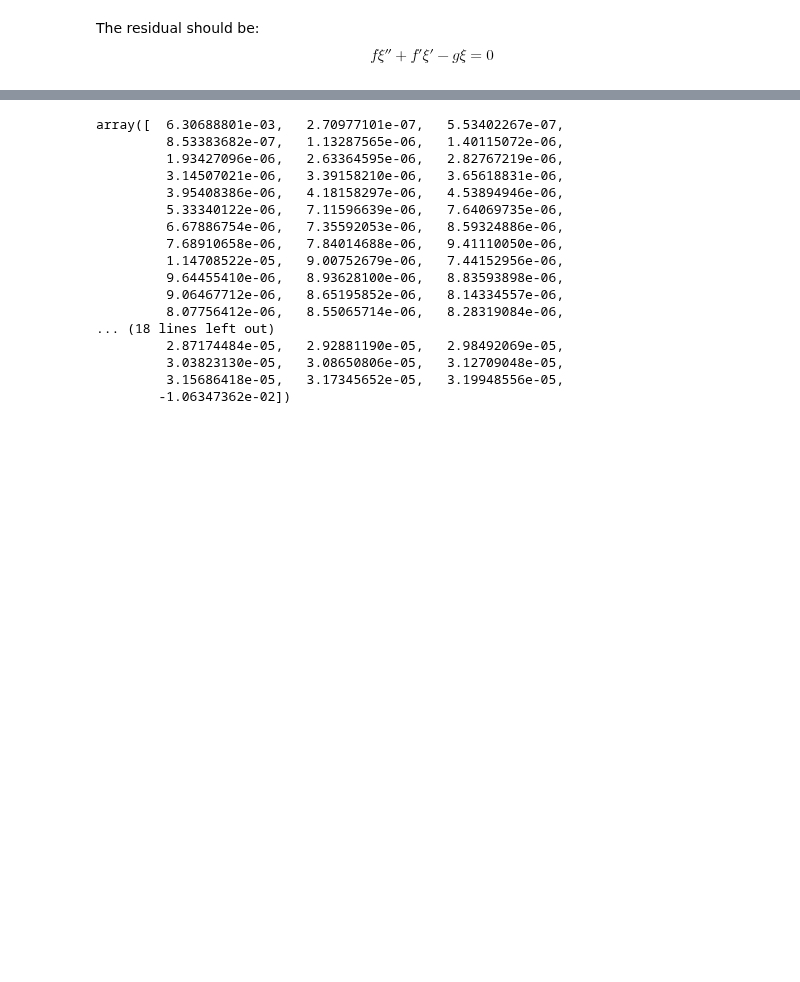
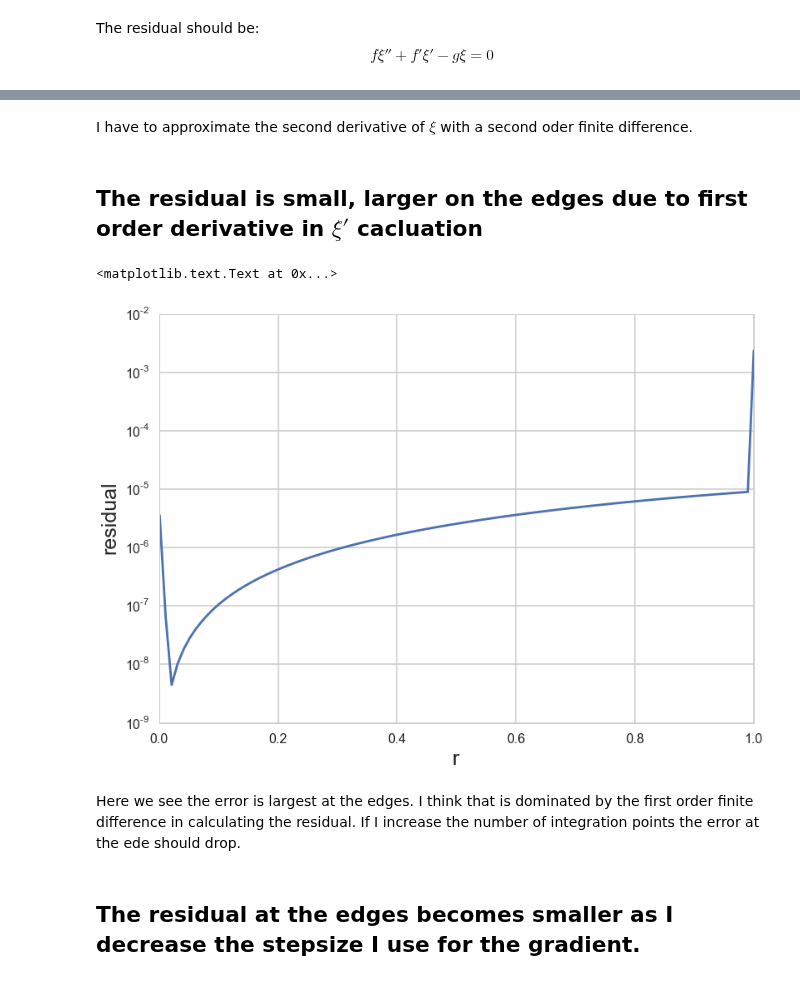
Before and after one commit to jensv/fluxtubestability, a Jupyter notebook: ipython_notebooks/simplified_euler_lagrange.ipynb, the cells around one changed output, grey strips where cells are left out. Saved outputs shown, nothing was run; the diff lists cells and outputs as text; code cells hidden in the pictures; blank space fills up the shorter version.

Commit message:
Add detailed studies of the residual function.

```diff
--- a/ipython_notebooks/simplified_euler_lagrange.ipynb
+++ b/ipython_notebooks/simplified_euler_lagrange.ipynb
@@ -29,7 +46,7 @@ $$g = \beta_0 2 \frac{dp}{dr}+ k^2 r B_z^2 + \frac{B_z^2}{r}$$
 def f(r):
     return r
 def g(r):
-    return -1 + r + 1./r
+    return -r + 1./r
 # %%
 def der(r, y):
     y_der = np.zeros(2)
@@ -41,10 +56,10 @@ from scipy.integrate import ode
 # %%
 integrator = ode(der)
-integrator.set_integrator('lsoda')
+integrator.set_integrator('lsoda', rtol=1E-10)
 r_init = 1E-3
-init = [.3, .9]
+init = [r_init, 1.*f(r_init)]
 integrator.set_initial_value(init, t=r_init)
-r = np.linspace(r_init, 1., 1000000)
+r = np.linspace(r_init, 1., 100)
 results = np.zeros((2, r.size))
 results[:,0] = init
 for i, position in enumerate(r[1:]):
@@ -83,31 +71,19 @@ def der2(r, y):
-# %%
-integrator = ode(der2)
-integrator.set_integrator('lsoda')
-init = [0., 1.]
-integrator.set_initial_value(init, t=0.001)
-r = np.linspace(0.001, 1., 100)
-results = np.zeros((2, r.size))
-results[:,0] = init
-for i, position in enumerate(r[1:]):
-    integrator.integrate(position)
-    results[:, i+1] = integrator.y
-# %%
-f2(r)*np.gradient(results[1]/f2(r))/dr - g2(r)*results[0]
-# %% [output]
-array([  6.30688801e-03,   2.70977101e-07,   5.53402267e-07,
-         8.53383682e-07,   1.13287565e-06,   1.40115072e-06,
-         1.93427096e-06,   2.63364595e-06,   2.82767219e-06,
-         3.14507021e-06,   3.39158210e-06,   3.65618831e-06,
-         3.95408386e-06,   4.18158297e-06,   4.53894946e-06,
-         5.33340122e-06,   7.11596639e-06,   7.64069735e-06,
-         6.67886754e-06,   7.35592053e-06,   8.59324886e-06,
-         7.68910658e-06,   7.84014688e-06,   9.41110050e-06,
-         1.14708522e-05,   9.00752679e-06,   7.44152956e-06,
-         9.64455410e-06,   8.93628100e-06,   8.83593898e-06,
-         9.06467712e-06,   8.65195852e-06,   8.14334557e-06,
-         8.07756412e-06,   8.55065714e-06,   8.28319084e-06,
-... (18 lines left out)
-         2.87174484e-05,   2.92881190e-05,   2.98492069e-05,
-         3.03823130e-05,   3.08650806e-05,   3.12709048e-05,
-         3.15686418e-05,   3.17345652e-05,   3.19948556e-05,
-        -1.06347362e-02])
+# %% [markdown]
+I have to approximate the second derivative of $\xi$ with a second oder finite difference.
+# %%
+dr = r[1] - r[0]
+residual = f(r)*np.gradient(results[1]/f(r))/dr + np.gradient(f(r))/dr*results[1]/f(r) - g(r)*results[0]
+# %% [markdown]
+## The residual is small, larger on the edges due to first order derivative in $\xi'$ cacluation
+# %%
+plt.semilogy(r, np.abs(residual))
+plt.xlabel(r'r', fontsize=25)
+plt.ylabel('residual', fontsize=25)
+# %% [output]
+<matplotlib.text.Text at 0x...>
+[figure, added]
+# %% [markdown]
+Here we see the error is largest at the edges. I think that is dominated by the first order finite difference in calculating the residual.
+If I increase the number of integration points the error at the ede should drop.
+# %% [markdown]
+## The residual at the edges becomes smaller as I decrease the stepsize I use for the gradient.
```
Also changed, not shown: parts of 87 cells of this notebook.
